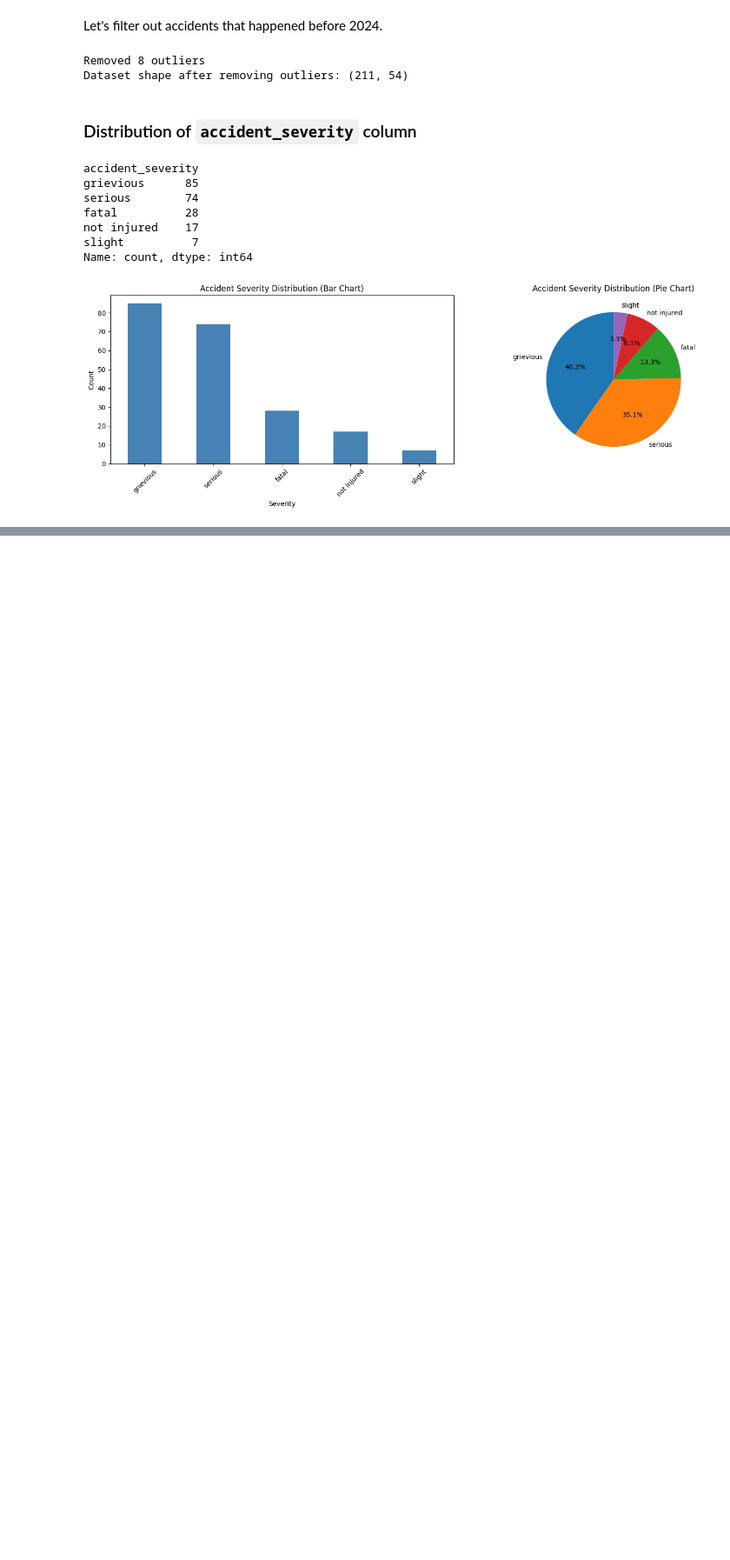
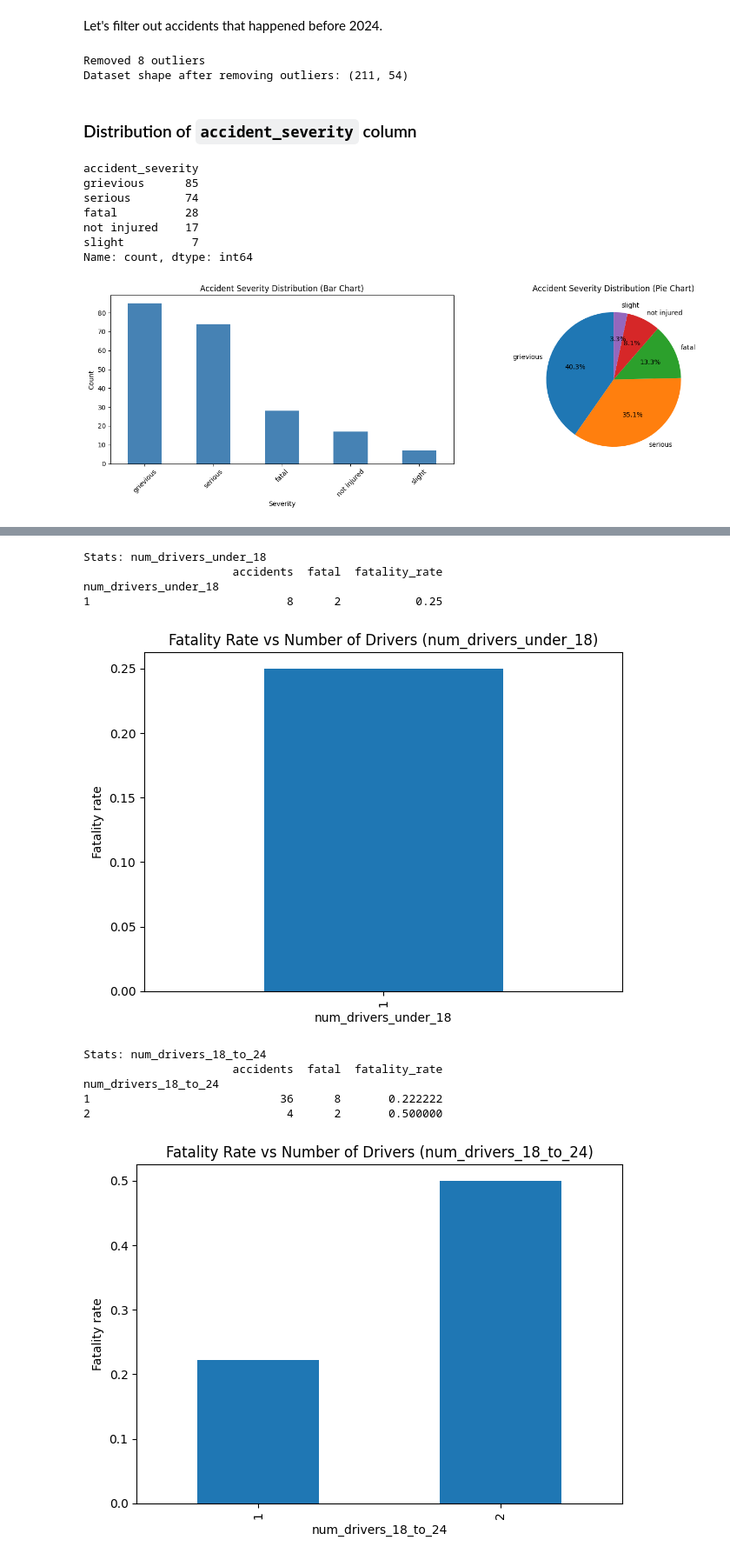
Before and after one commit to michael-vella/ics5110-assignment, a Jupyter notebook: notebooks/individual/michael_vella/svm_implementation.ipynb, the cells around one changed output, grey strips where cells are left out. Shown at 87% size. Drawn from its saved outputs; the diff is of its cells as text; code cells hidden in the pictures; blank space fills up the shorter version.

```diff
--- a/notebooks/individual/michael_vella/svm_implementation.ipynb
+++ b/notebooks/individual/michael_vella/svm_implementation.ipynb
@@ -410,0 +326,46 @@ The performance of the SVM is: 0.8837209302325582
+# %%
+numerical_age_buckets = [
+    "num_drivers_under_18",
+    "num_drivers_18_to_24",
+    "num_drivers_25_to_49",
+    "num_drivers_50_to_64",
+    "num_drivers_65_plus",
+    "num_drivers_age_unknown",
+]
+
+for col in numerical_age_buckets:
+    filtered = df[df[col] > 0]
+
+    if filtered.empty:
+        continue # nothing to report
+
+    numeric_age_stats = (
+        filtered
+        .groupby(col)["is_fatal"]
+        .agg(
+            accidents="count",
+            fatal="sum",
+            fatality_rate="mean"
+        )
+    )
+
+    print(f"Stats: {col}")
+    print(numeric_age_stats)
+
+    numeric_age_stats["fatality_rate"].plot(kind="bar")
+    plt.title(f"Fatality Rate vs Number of Drivers ({col})")
+    plt.ylabel("Fatality rate")
+    plt.tight_layout()
+    plt.show()
+# %% [output]
+Stats: num_drivers_under_18
+                      accidents  fatal  fatality_rate
+num_drivers_under_18
+1                             8      2           0.25
+[figure, added]
+Stats: num_drivers_18_to_24
+                      accidents  fatal  fatality_rate
+num_drivers_18_to_24
+1                            36      8       0.222222
+2                             4      2       0.500000
+[figure, added]
```
Also changed, not shown: parts of 69 cells of this notebook.
